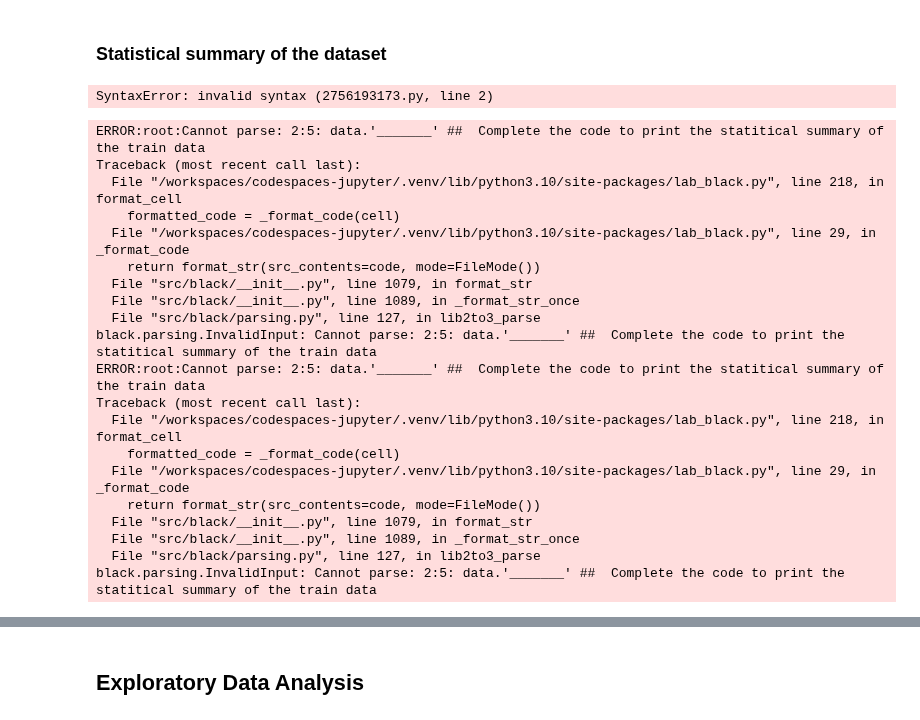
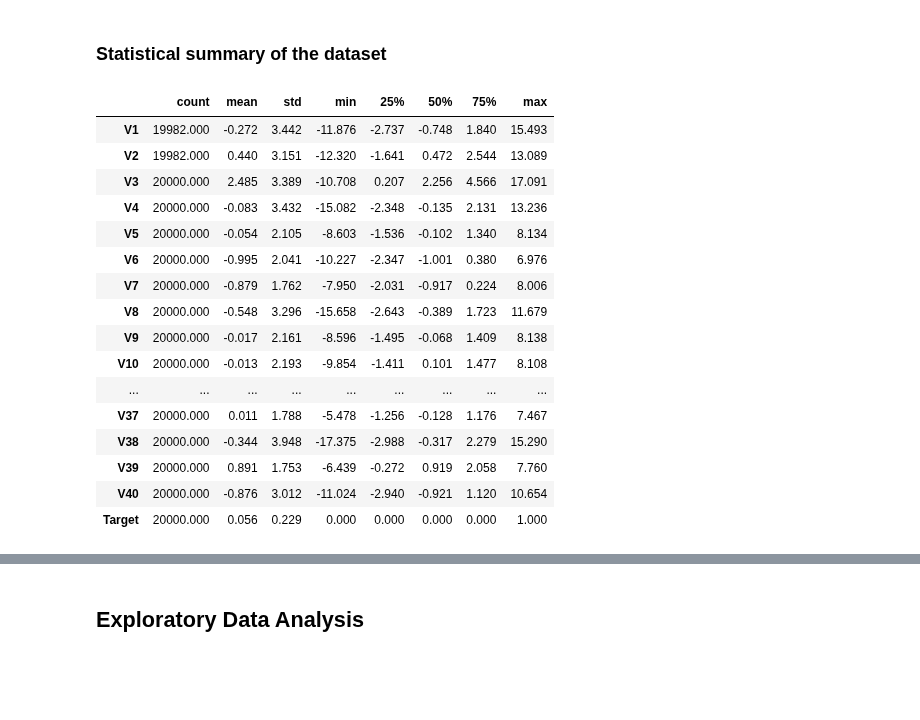
Before and after one commit to CoderSales/codespaces-jupyter, a Jupyter notebook: notebooks/MT_Project_LearnerNotebook_LowCode.ipynb, the cells around one changed output, grey strips where cells are left out. Cells and saved outputs as stored; diff of their text form; code cells hidden in the pictures; blank space fills up the shorter version.

```diff
--- a/notebooks/MT_Project_LearnerNotebook_LowCode.ipynb
+++ b/notebooks/MT_Project_LearnerNotebook_LowCode.ipynb
@@ -1049,26 +1049,22 @@ see above for missing values in data test
 ### Statistical summary of the dataset
 # %%
 # let's view the statistical summary of the numerical columns in the data
-data.'_______' ##  Complete the code to print the statitical summary of the train data
+data.describe().T ##  Complete the code to print the statitical summary of the train data
 # %% [output]
-SyntaxError: invalid syntax (2756193173.py, line 2)
-ERROR:root:Cannot parse: 2:5: data.'_______' ##  Complete the code to print the statitical summary of the train data
-Traceback (most recent call last):
-  File "/workspaces/codespaces-jupyter/.venv/lib/python3.10/site-packages/lab_black.py", line 218, in format_cell
-    formatted_code = _format_code(cell)
-  File "/workspaces/codespaces-jupyter/.venv/lib/python3.10/site-packages/lab_black.py", line 29, in _format_code
-    return format_str(src_contents=code, mode=FileMode())
-  File "src/black/__init__.py", line 1079, in format_str
-  File "src/black/__init__.py", line 1089, in _format_str_once
-  File "src/black/parsing.py", line 127, in lib2to3_parse
-black.parsing.InvalidInput: Cannot parse: 2:5: data.'_______' ##  Complete the code to print the statitical summary of the train data
-ERROR:root:Cannot parse: 2:5: data.'_______' ##  Complete the code to print the statitical summary of the train data
-Traceback (most recent call last):
-  File "/workspaces/codespaces-jupyter/.venv/lib/python3.10/site-packages/lab_black.py", line 218, in format_cell
-    formatted_code = _format_code(cell)
-  File "/workspaces/codespaces-jupyter/.venv/lib/python3.10/site-packages/lab_black.py", line 29, in _format_code
-    return format_str(src_contents=code, mode=FileMode())
-  File "src/black/__init__.py", line 1079, in format_str
-  File "src/black/__init__.py", line 1089, in _format_str_once
-  File "src/black/parsing.py", line 127, in lib2to3_parse
-black.parsing.InvalidInput: Cannot parse: 2:5: data.'_______' ##  Complete the code to print the statitical summary of the train data
+|  | count | mean | std | min | 25% | 50% | 75% | max |
+| V1 | 19982.000 | -0.272 | 3.442 | -11.876 | -2.737 | -0.748 | 1.840 | 15.493 |
+| V2 | 19982.000 | 0.440 | 3.151 | -12.320 | -1.641 | 0.472 | 2.544 | 13.089 |
+| V3 | 20000.000 | 2.485 | 3.389 | -10.708 | 0.207 | 2.256 | 4.566 | 17.091 |
+| V4 | 20000.000 | -0.083 | 3.432 | -15.082 | -2.348 | -0.135 | 2.131 | 13.236 |
+| V5 | 20000.000 | -0.054 | 2.105 | -8.603 | -1.536 | -0.102 | 1.340 | 8.134 |
+| V6 | 20000.000 | -0.995 | 2.041 | -10.227 | -2.347 | -1.001 | 0.380 | 6.976 |
+| V7 | 20000.000 | -0.879 | 1.762 | -7.950 | -2.031 | -0.917 | 0.224 | 8.006 |
+| V8 | 20000.000 | -0.548 | 3.296 | -15.658 | -2.643 | -0.389 | 1.723 | 11.679 |
+| V9 | 20000.000 | -0.017 | 2.161 | -8.596 | -1.495 | -0.068 | 1.409 | 8.138 |
+| V10 | 20000.000 | -0.013 | 2.193 | -9.854 | -1.411 | 0.101 | 1.477 | 8.108 |
+| ... | ... | ... | ... | ... | ... | ... | ... | ... |
+| V37 | 20000.000 | 0.011 | 1.788 | -5.478 | -1.256 | -0.128 | 1.176 | 7.467 |
+| V38 | 20000.000 | -0.344 | 3.948 | -17.375 | -2.988 | -0.317 | 2.279 | 15.290 |
+| V39 | 20000.000 | 0.891 | 1.753 | -6.439 | -0.272 | 0.919 | 2.058 | 7.760 |
+| V40 | 20000.000 | -0.876 | 3.012 | -11.024 | -2.940 | -0.921 | 1.120 | 10.654 |
+| Target | 20000.000 | 0.056 | 0.229 | 0.000 | 0.000 | 0.000 | 0.000 | 1.000 |
```
Also changed, not shown: parts of 2 cells of this notebook, 1 other file.
